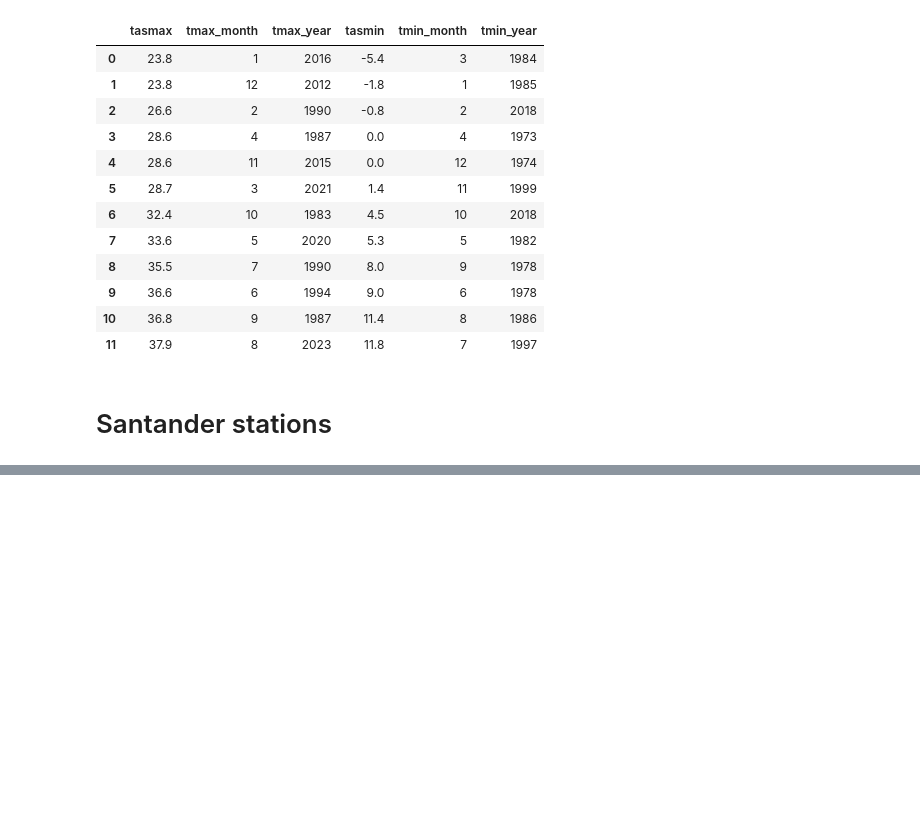
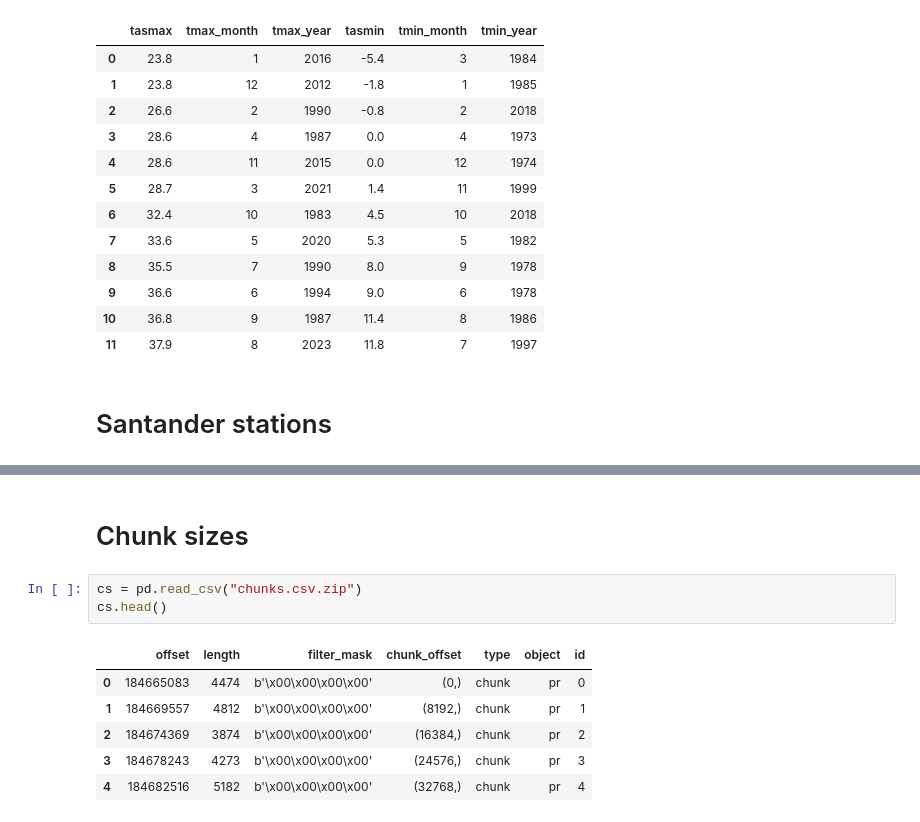
Before and after one commit to zequihg50/ghcnd-dsg, a Jupyter notebook: remote.ipynb, the cells around one changed output, grey strips where cells are left out. Drawn from its saved outputs; the diff is of its cells as text; blank space fills up the shorter version.

```diff
--- a/remote.ipynb
+++ b/remote.ipynb
@@ -213,0 +200,12 @@ plt.tight_layout()
+# %% [markdown]
+# Chunk sizes
+# %%
+cs = pd.read_csv("chunks.csv.zip")
+cs.head()
+# %% [output]
+|  | offset | length | filter_mask | chunk_offset | type | object | id |
+| 0 | 184665083 | 4474 | b'\x00\x00\x00\x00' | (0,) | chunk | pr | 0 |
+| 1 | 184669557 | 4812 | b'\x00\x00\x00\x00' | (8192,) | chunk | pr | 1 |
+| 2 | 184674369 | 3874 | b'\x00\x00\x00\x00' | (16384,) | chunk | pr | 2 |
+| 3 | 184678243 | 4273 | b'\x00\x00\x00\x00' | (24576,) | chunk | pr | 3 |
+| 4 | 184682516 | 5182 | b'\x00\x00\x00\x00' | (32768,) | chunk | pr | 4 |
```
Also changed, not shown: parts of 8 cells of this notebook, 2 other files.
